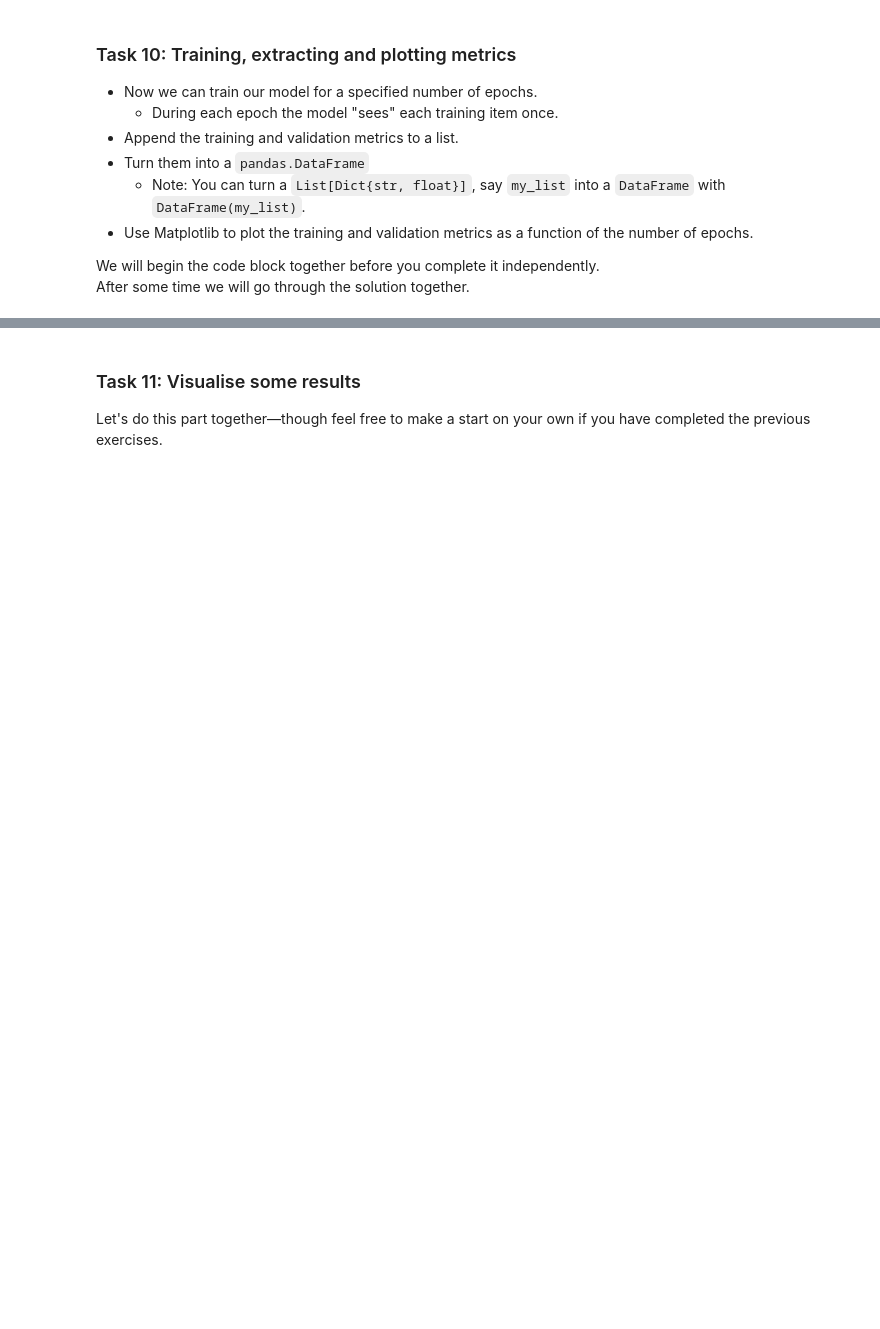
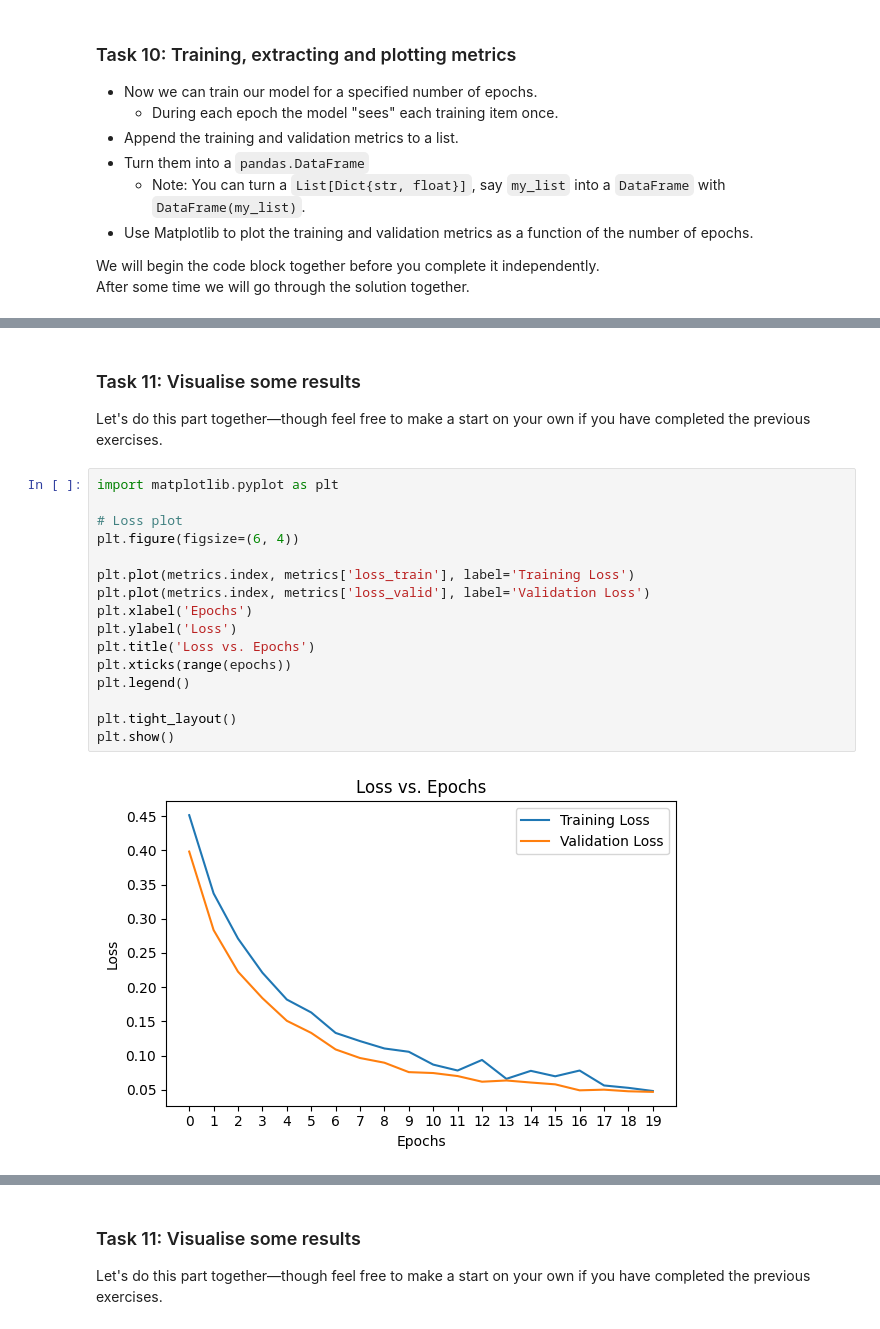
Before and after one commit to Cambridge-ICCS/practical-ml-with-pytorch, a Jupyter notebook: worked-solutions/01_penguin_classification_solutions.ipynb, the cells around one changed output, grey strips where cells are left out. Cells and saved outputs as stored; diff of their text form; blank space fills up the shorter version.

Commit message:
Updated Task10 and Task11

```diff
--- a/worked-solutions/01_penguin_classification_solutions.ipynb
+++ b/worked-solutions/01_penguin_classification_solutions.ipynb
@@ -563,0 +700,22 @@ After some time we will go through the solution together.
+# %% [markdown]
+### Task 11: Visualise some results
+
+Let's do this part together—though feel free to make a start on your own if you have completed the previous exercises.
+# %%
+import matplotlib.pyplot as plt
+
+# Loss plot
+plt.figure(figsize=(6, 4))
+
+plt.plot(metrics.index, metrics['loss_train'], label='Training Loss')
+plt.plot(metrics.index, metrics['loss_valid'], label='Validation Loss')
+plt.xlabel('Epochs')
+plt.ylabel('Loss')
+plt.title('Loss vs. Epochs')
+plt.xticks(range(epochs))
+plt.legend()
+
+plt.tight_layout()
+plt.show()
+# %% [output]
+[figure, added]
```
Also changed, not shown: parts of 12 cells of this notebook.
